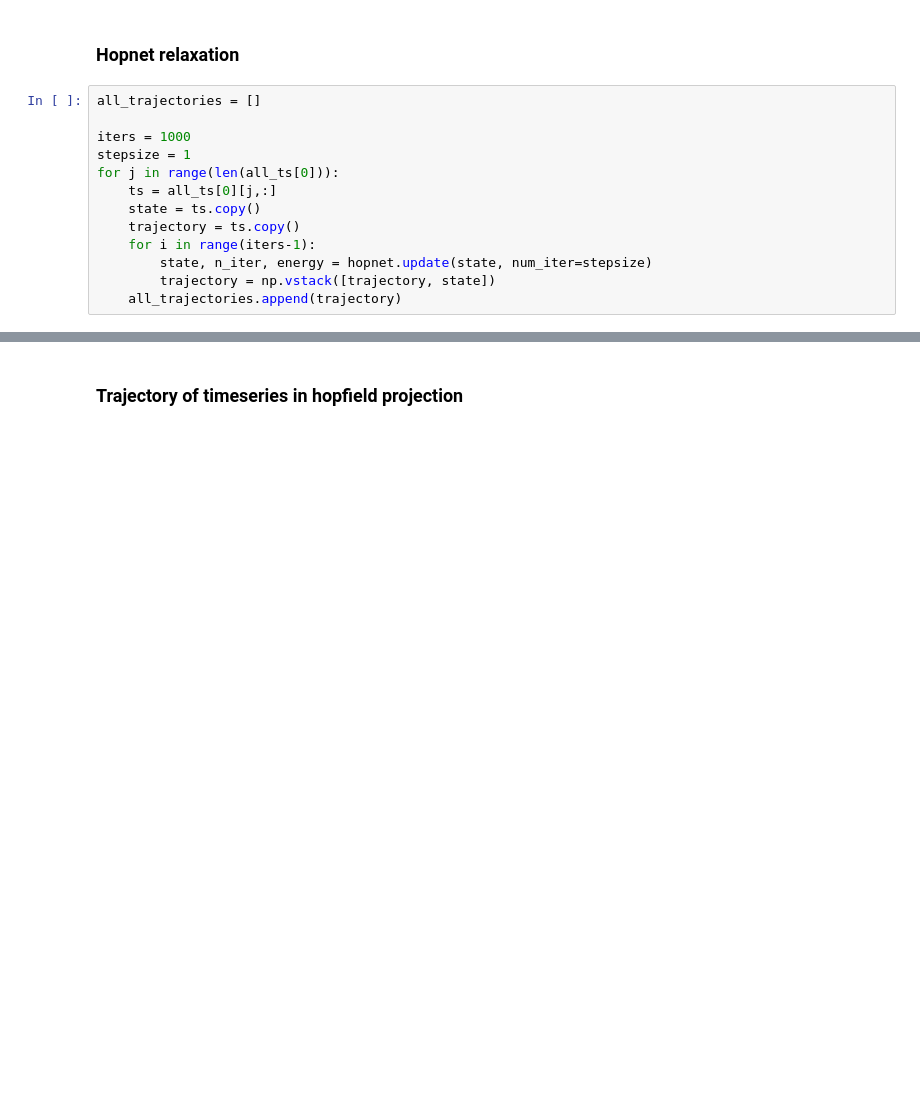
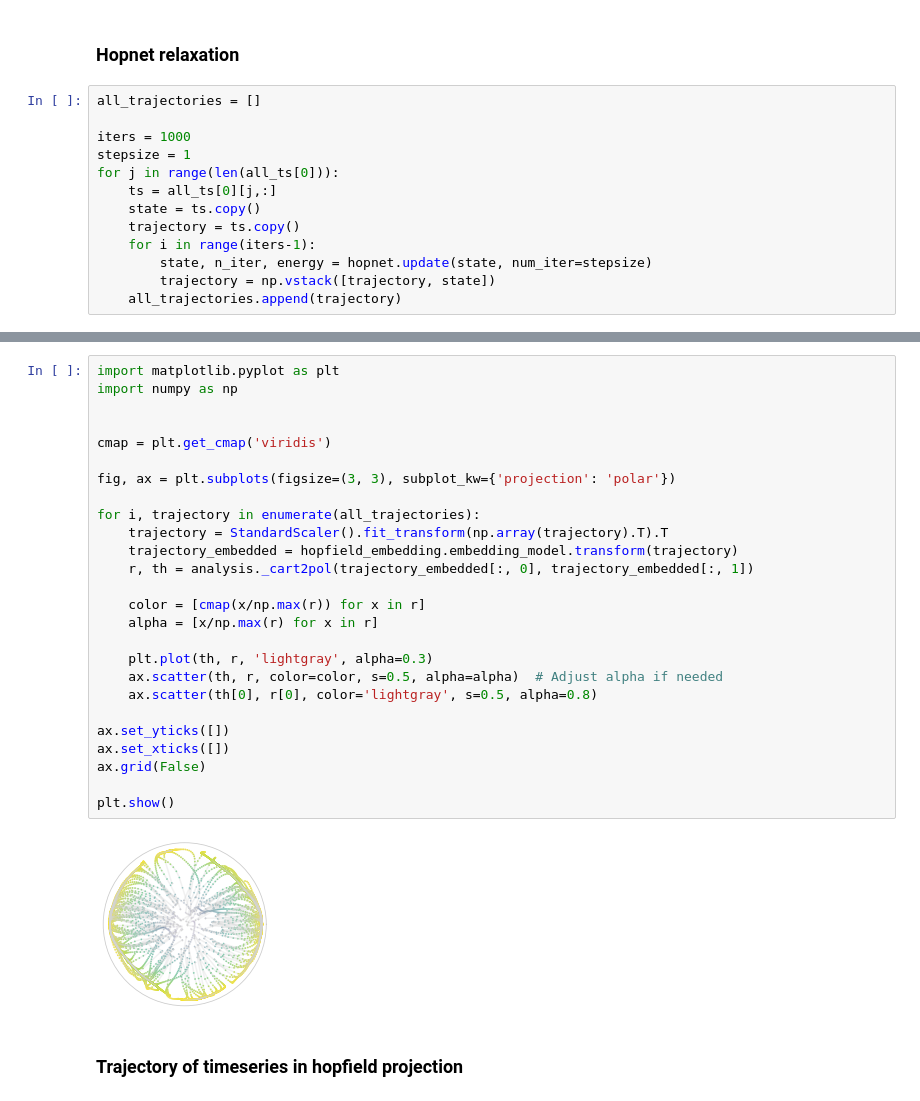
Before and after one commit to pni-lab/connattractor, a Jupyter notebook: notebooks/single_participant_trajectories.ipynb, the cells around one changed output, grey strips where cells are left out. Drawn from its saved outputs; the diff is of its cells as text; blank space fills up the shorter version.

```diff
--- a/notebooks/single_participant_trajectories.ipynb
+++ b/notebooks/single_participant_trajectories.ipynb
@@ -103,3 +97,31 @@ plt.show()
+# %%
+import matplotlib.pyplot as plt
+import numpy as np
+
+
+cmap = plt.get_cmap('viridis')
+
+fig, ax = plt.subplots(figsize=(3, 3), subplot_kw={'projection': 'polar'})
+
+for i, trajectory in enumerate(all_trajectories):
+    trajectory = StandardScaler().fit_transform(np.array(trajectory).T).T
+    trajectory_embedded = hopfield_embedding.embedding_model.transform(trajectory)
+    r, th = analysis._cart2pol(trajectory_embedded[:, 0], trajectory_embedded[:, 1])
+
+    color = [cmap(x/np.max(r)) for x in r]
+    alpha = [x/np.max(r) for x in r]
+
+    plt.plot(th, r, 'lightgray', alpha=0.3)
+    ax.scatter(th, r, color=color, s=0.5, alpha=alpha)  # Adjust alpha if needed
+    ax.scatter(th[0], r[0], color='lightgray', s=0.5, alpha=0.8)
+
+ax.set_yticks([])
+ax.set_xticks([])
+ax.grid(False)
+
+plt.show()
+# %% [output]
+[figure, added]
 # %% [markdown]
 ### Trajectory of timeseries in hopfield projection
 # %%
```
Also changed, not shown: parts of 8 cells of this notebook.
